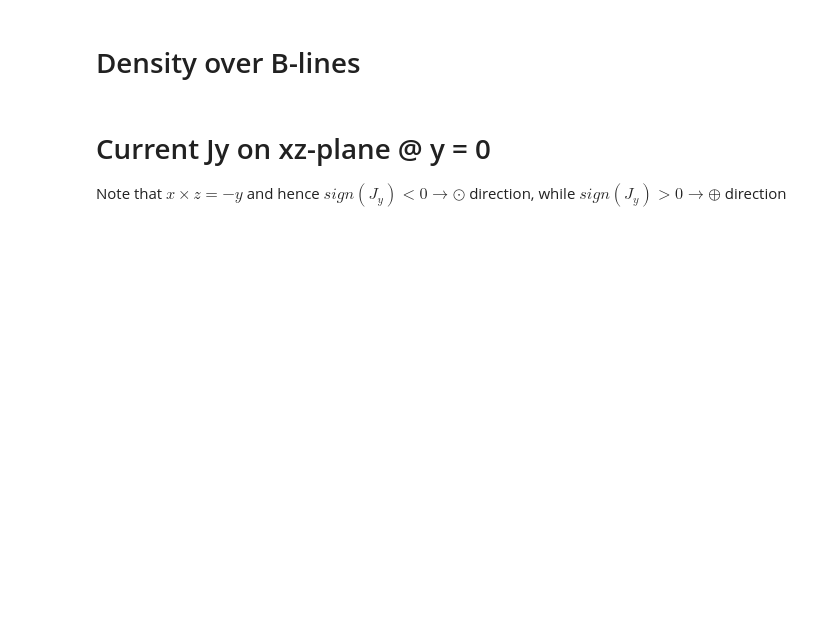
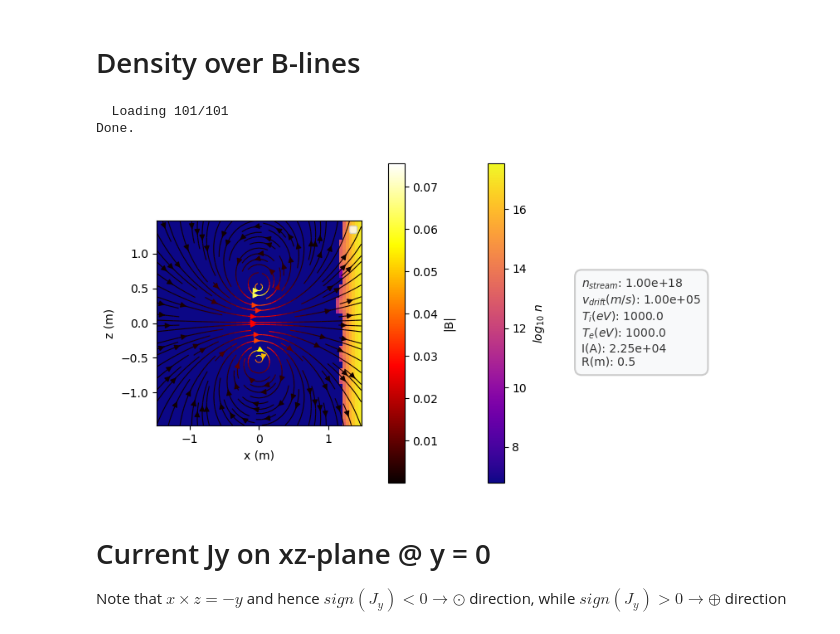
Before and after one commit to Justyunsart/WarpX_Polywell, a Jupyter notebook: postprocess/postprocess_single_coil_official_clean.ipynb, the cells around one changed output. Cells and saved outputs as stored; diff of their text form; code cells hidden in the pictures; blank space fills up the shorter version.

```diff
--- a/postprocess/postprocess_single_coil_official_clean.ipynb
+++ b/postprocess/postprocess_single_coil_official_clean.ipynb
@@ -1273,40 +1331,44 @@ ax.set_ylabel('z (m)')
 ax.legend(loc='upper right', fontsize=8)
 title = ax.set_title('')
 
-add_external_parameter_box(fig, static_params)
+add_external_parameter_box(fig, static_params, dx=12)
 plt.savefig('test.png')
 plt.show()
 
 # ── Animation Update ─────────────────────────────────────────────
 def update(k):
     it = iterations[k]
     ax2.cla()
     ax2.set_axis_off()
     ax2.patch.set_alpha(0)
     ax2.set_xlim(ax.get_xlim())
     ax2.set_ylim(ax.get_ylim())
 
     # Update density map
     im.set_data(density_frames[k])
     im.set_clim(np.min(density_frames[k]), np.max(density_frames[k]))
 
     stream_handle[0] = ax2.streamplot(
         xs, zs,
         B_streamplots[k][0], B_streamplots[k][1],
         color=B_streamplots[k][2], cmap='hot',  density=1.2, linewidth=0.8, zorder=2,
     )
 
     t_us = series_f.t[k] * 1e6
     title.set_text(r'$n$' + f' step {it}  t = {t_us:.2f} µs')
     return [im]
 
 # ── Save ─────────────────────────────────────────────────────────
 ani = animation.FuncAnimation(
     fig, update, frames=len(iterations), interval=100
 )
 ani.save(f'{save_path}/density_stream_overlay.mp4', writer='ffmpeg', fps=10, dpi=300)
 plt.close()
 print(f"Saved: {save_path}/density_stream_overlay.mp4")
+# %% [output]
+  Loading 101/101
+Done.
+[figure, added]
 # %% [markdown]
 # Current Jy on xz-plane @ y = 0
 
```
Also changed, not shown: parts of 30 cells of this notebook.
